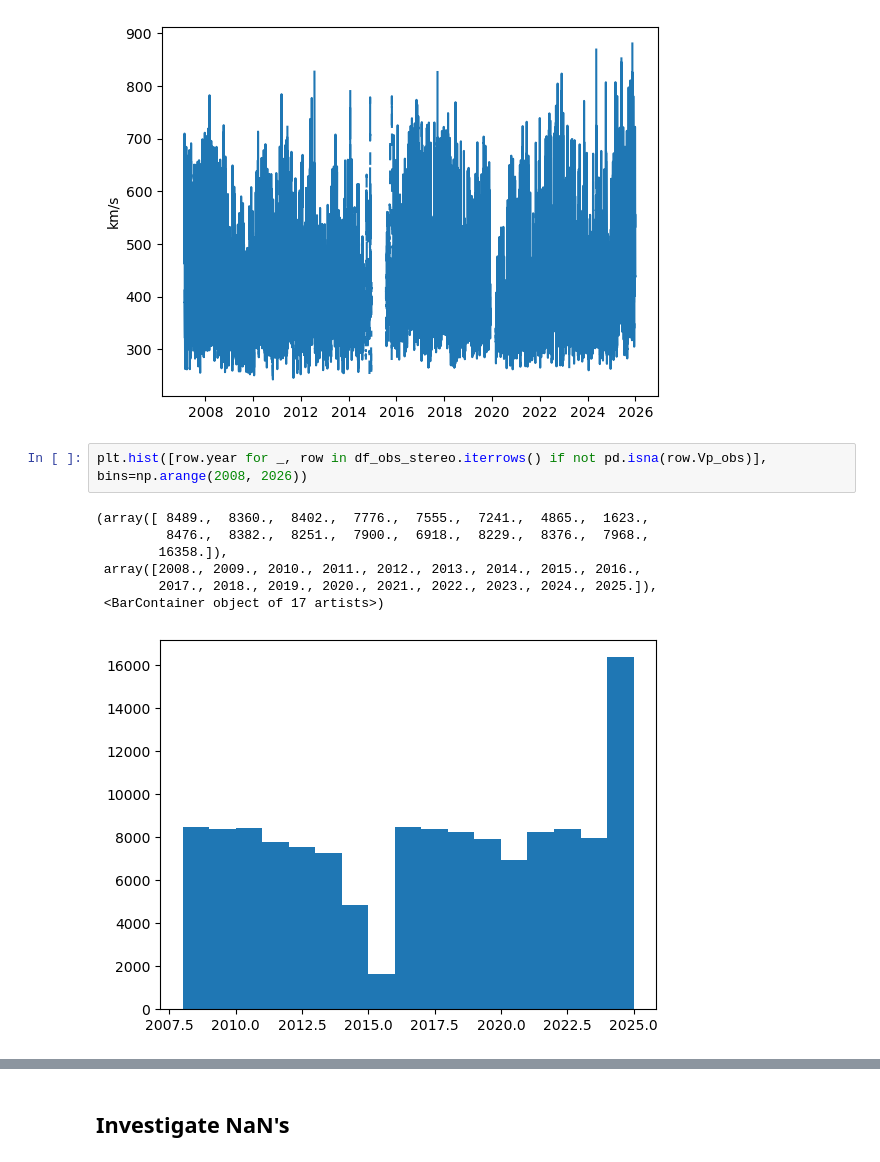
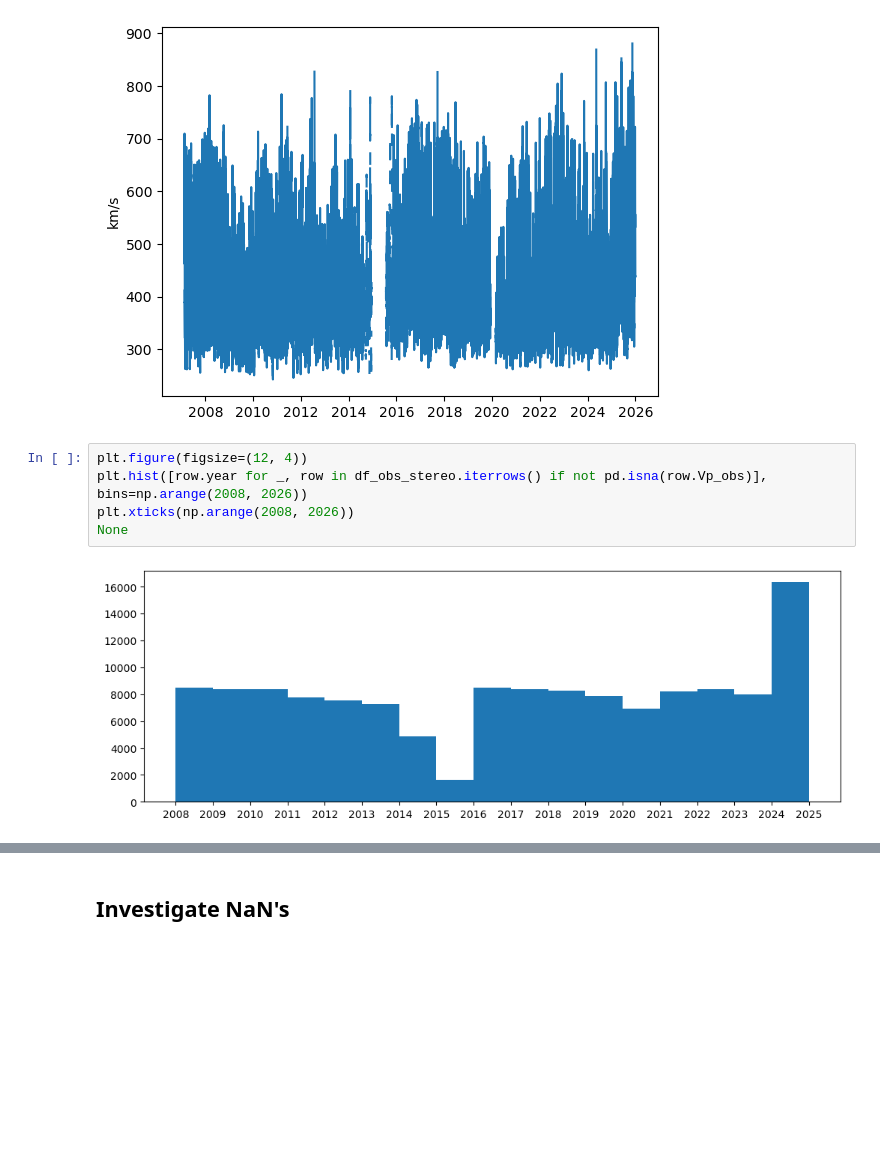
Before and after one commit to ddasilva/Mars_L1_Stereo_Analysis, a Jupyter notebook: New Analysis.ipynb, the cells around one changed output, grey strips where cells are left out. Cells and saved outputs as stored; diff of their text form; blank space fills up the shorter version.

```diff
--- a/New Analysis.ipynb
+++ b/New Analysis.ipynb
@@ -197,13 +239,10 @@ plt.ylabel('km/s')
 Text(0, 0.5, 'km/s')
 [figure]
 # %%
+plt.figure(figsize=(12, 4))
 plt.hist([row.year for _, row in df_obs_stereo.iterrows() if not pd.isna(row.Vp_obs)], bins=np.arange(2008, 2026))
+plt.xticks(np.arange(2008, 2026))
+None
 # %% [output]
-(array([ 8489.,  8360.,  8402.,  7776.,  7555.,  7241.,  4865.,  1623.,
-         8476.,  8382.,  8251.,  7900.,  6918.,  8229.,  8376.,  7968.,
-        16358.]),
- array([2008., 2009., 2010., 2011., 2012., 2013., 2014., 2015., 2016.,
-        2017., 2018., 2019., 2020., 2021., 2022., 2023., 2024., 2025.]),
- <BarContainer object of 17 artists>)
-[figure, old version]
+[figure, new version]
 # %%
```
Also changed, not shown: parts of 16 cells of this notebook.
